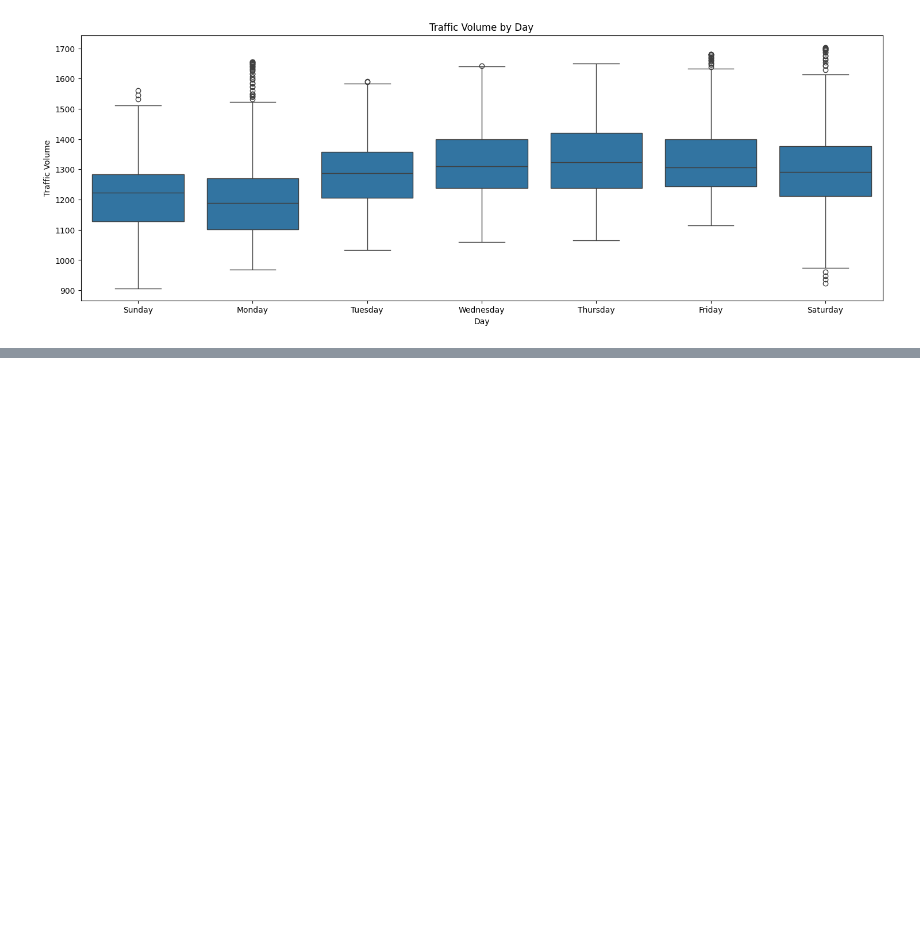
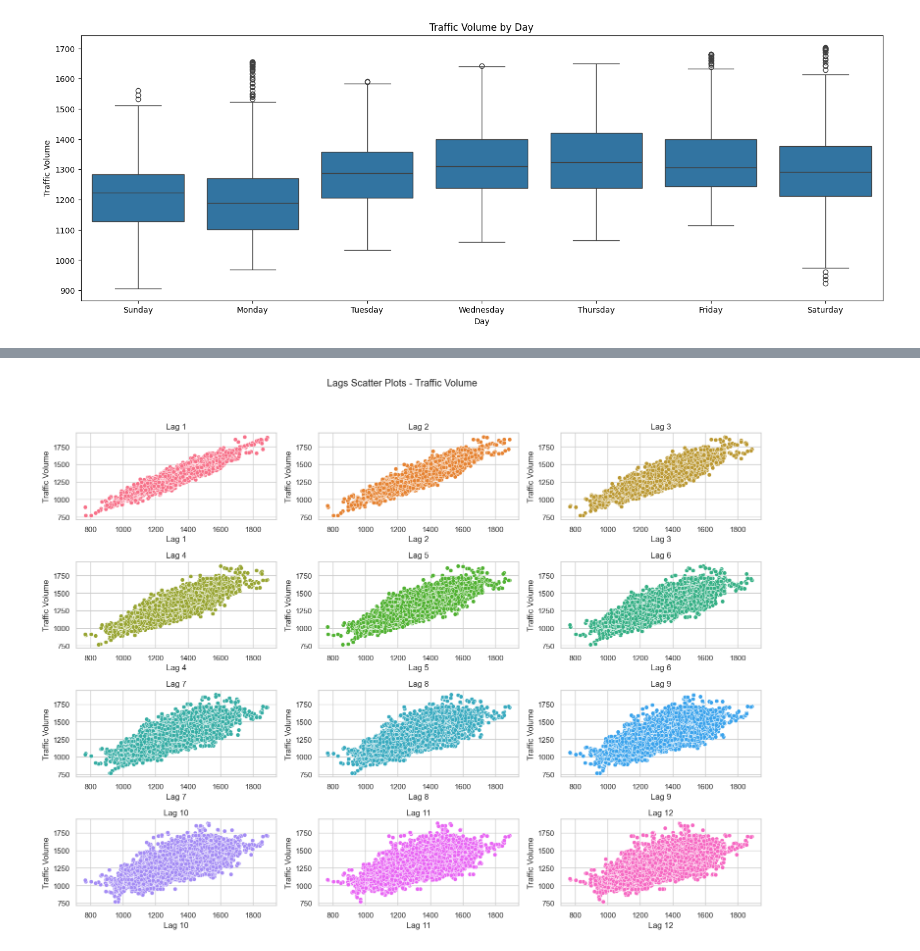
Before and after one commit to linabnz/MOSEF---Projet-Time-Series, a Jupyter notebook: exploration.ipynb, the cells around one changed output, grey strips where cells are left out. Cells and saved outputs as stored; diff of their text form; code cells hidden in the pictures; blank space fills up the shorter version.

```diff
--- a/exploration.ipynb
+++ b/exploration.ipynb
@@ -108,0 +222,22 @@ plt.show()
+# %%
+lags = 12
+fig, axs = plt.subplots(4, 3, figsize=(15, 12))
+fig.suptitle('Lags Scatter Plots - Traffic Volume')
+
+for i in range(1, lags + 1):
+    ax = axs[(i-1)//3, (i-1)%3]
+    df[f'lag_{i}'] = df['Traffic Volume'].shift(i)
+    sns.scatterplot(
+        x=df[f'lag_{i}'],
+        y=df['Traffic Volume'],
+        ax=ax,
+        color=sns.color_palette("husl", lags)[i-1]
+    )
+    ax.set_title(f'Lag {i}')
+    ax.set_xlabel(f'Lag {i}')
+    ax.set_ylabel('Traffic Volume')
+
+plt.tight_layout(rect=[0, 0.03, 1, 0.95])
+plt.show()
+# %% [output]
+[figure, added]
```
Also changed, not shown: parts of 10 cells of this notebook.
